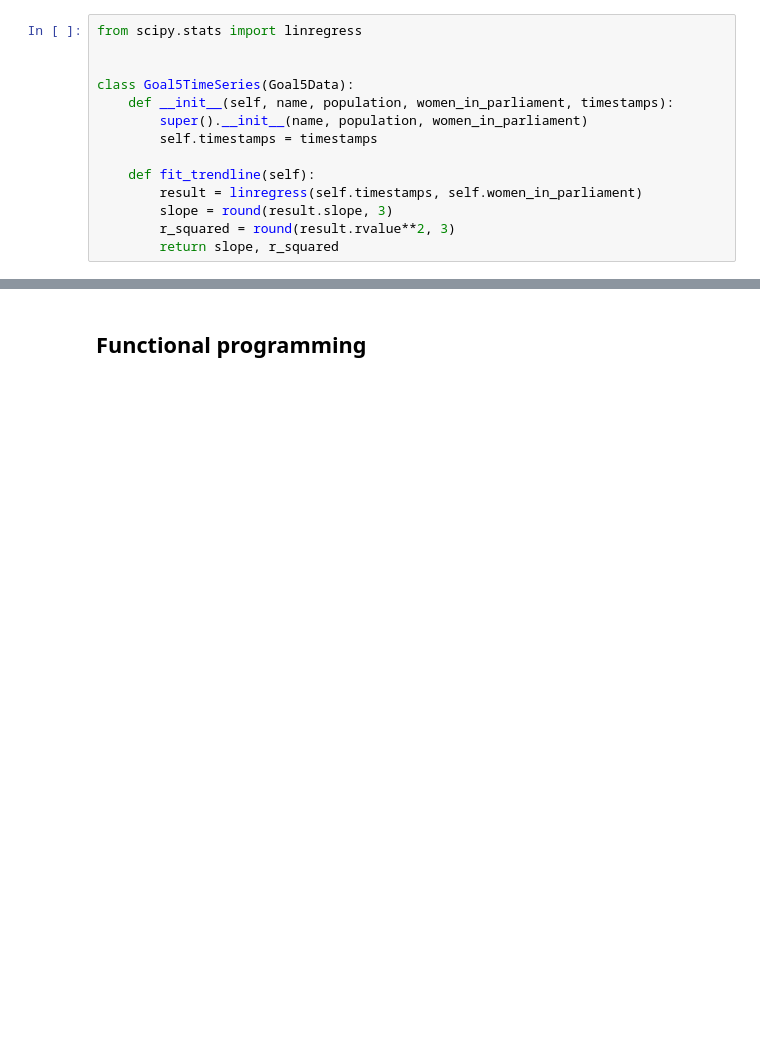
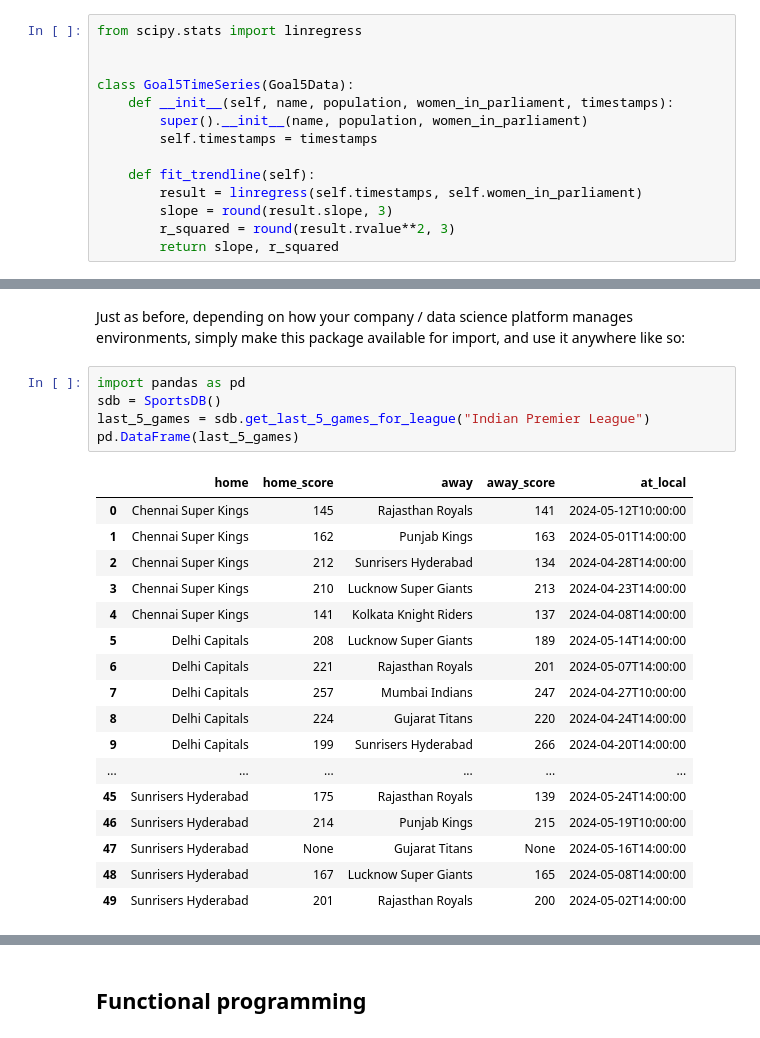
Before and after one commit to apandey306/SD4DS, a Jupyter notebook: 04_OOP_and_FP/chapter_04.ipynb, the cells around one changed output, grey strips where cells are left out. Drawn from its saved outputs; the diff is of its cells as text; blank space fills up the shorter version.

```diff
--- a/04_OOP_and_FP/chapter_04.ipynb
+++ b/04_OOP_and_FP/chapter_04.ipynb
@@ -146,0 +398,25 @@ india.fit_trendline()
+# %% [markdown]
+Just as before, depending on how your company / data science platform manages environments, simply make this package available for import, and use it anywhere like so:
+# %%
+import pandas as pd
+sdb = SportsDB()
+last_5_games = sdb.get_last_5_games_for_league("Indian Premier League")
+pd.DataFrame(last_5_games)
+# %% [output]
+|  | home | home_score | away | away_score | at_local |
+| 0 | Chennai Super Kings | 145 | Rajasthan Royals | 141 | 2024-05-12T10:00:00 |
+| 1 | Chennai Super Kings | 162 | Punjab Kings | 163 | 2024-05-01T14:00:00 |
+| 2 | Chennai Super Kings | 212 | Sunrisers Hyderabad | 134 | 2024-04-28T14:00:00 |
+| 3 | Chennai Super Kings | 210 | Lucknow Super Giants | 213 | 2024-04-23T14:00:00 |
+| 4 | Chennai Super Kings | 141 | Kolkata Knight Riders | 137 | 2024-04-08T14:00:00 |
+| 5 | Delhi Capitals | 208 | Lucknow Super Giants | 189 | 2024-05-14T14:00:00 |
+| 6 | Delhi Capitals | 221 | Rajasthan Royals | 201 | 2024-05-07T14:00:00 |
+| 7 | Delhi Capitals | 257 | Mumbai Indians | 247 | 2024-04-27T10:00:00 |
+| 8 | Delhi Capitals | 224 | Gujarat Titans | 220 | 2024-04-24T14:00:00 |
+| 9 | Delhi Capitals | 199 | Sunrisers Hyderabad | 266 | 2024-04-20T14:00:00 |
+| ... | ... | ... | ... | ... | ... |
+| 45 | Sunrisers Hyderabad | 175 | Rajasthan Royals | 139 | 2024-05-24T14:00:00 |
+| 46 | Sunrisers Hyderabad | 214 | Punjab Kings | 215 | 2024-05-19T10:00:00 |
+| 47 | Sunrisers Hyderabad | None | Gujarat Titans | None | 2024-05-16T14:00:00 |
+| 48 | Sunrisers Hyderabad | 167 | Lucknow Super Giants | 165 | 2024-05-08T14:00:00 |
+| 49 | Sunrisers Hyderabad | 201 | Rajasthan Royals | 200 | 2024-05-02T14:00:00 |
```
Also changed, not shown: parts of 37 cells of this notebook, 3 other files.
